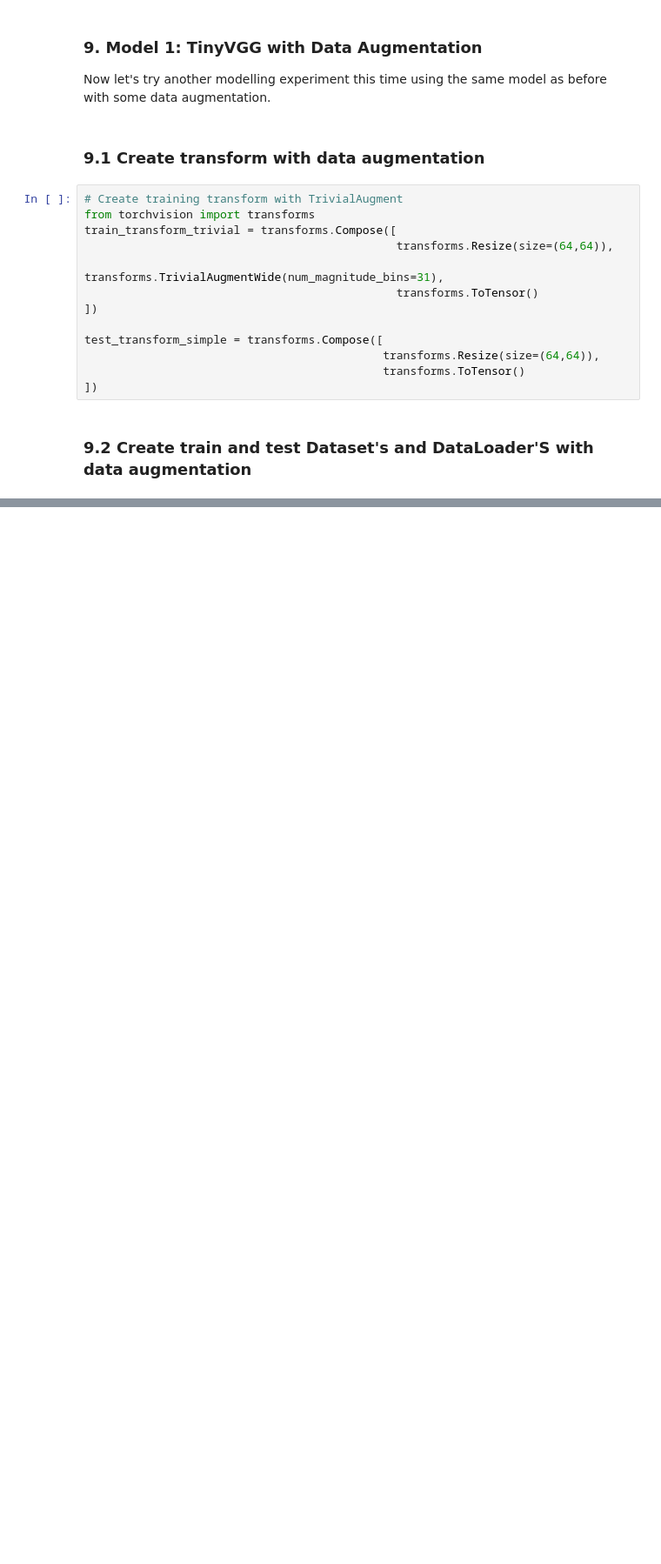
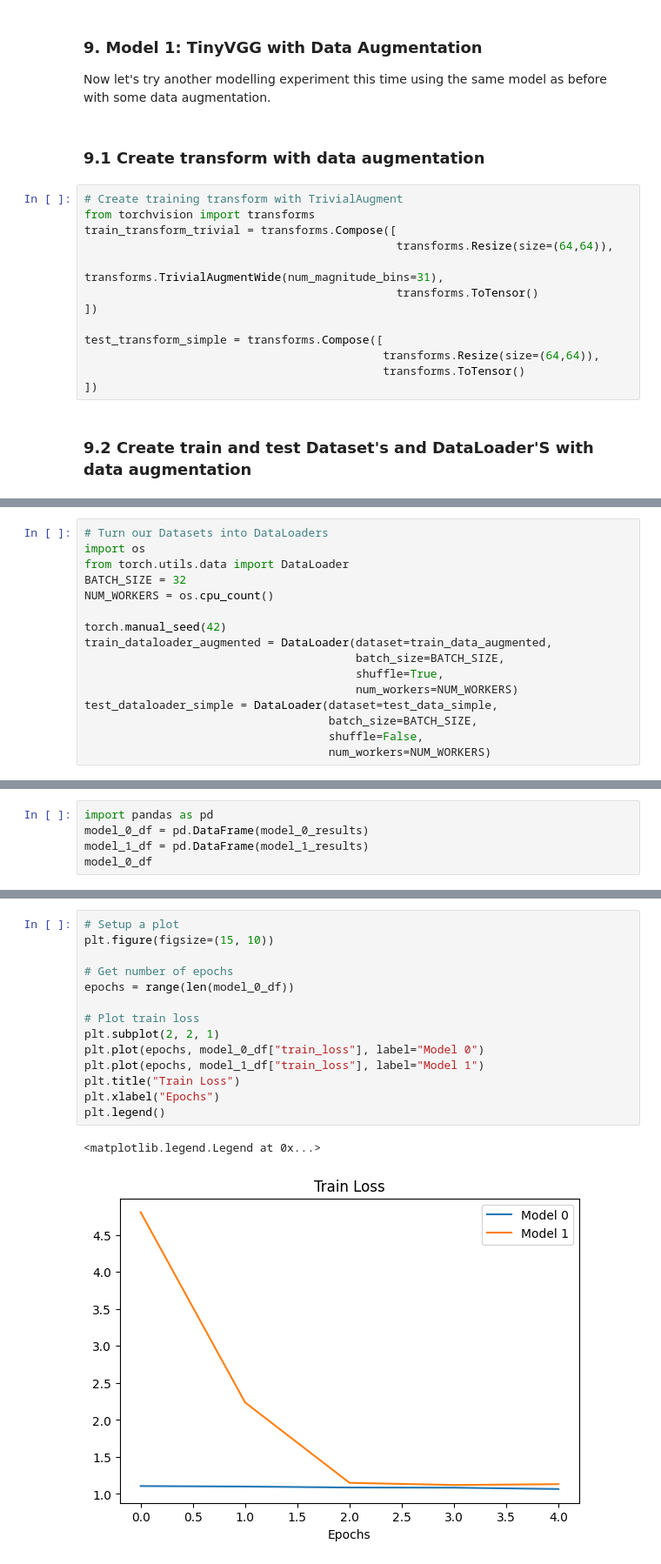
Before and after one commit to beyzoskaya/PyTorch_deepLearning, a Jupyter notebook: 04_pytorch_custom_datasets.ipynb, the cells around one changed output, grey strips where cells are left out. Shown at 87% size. Drawn from its saved outputs; the diff is of its cells as text; blank space fills up the shorter version.

```diff
--- a/04_pytorch_custom_datasets.ipynb
+++ b/04_pytorch_custom_datasets.ipynb
@@ -1176,0 +1205,16 @@ test_transform_simple = transforms.Compose([
+# %%
+# Turn our Datasets into DataLoaders
+import os
+from torch.utils.data import DataLoader
+BATCH_SIZE = 32
+NUM_WORKERS = os.cpu_count()
+
+torch.manual_seed(42)
+train_dataloader_augmented = DataLoader(dataset=train_data_augmented,
+                                        batch_size=BATCH_SIZE,
+                                        shuffle=True,
+                                        num_workers=NUM_WORKERS)
+test_dataloader_simple = DataLoader(dataset=test_data_simple,
+                                    batch_size=BATCH_SIZE,
+                                    shuffle=False,
+                                    num_workers=NUM_WORKERS)
@@ -1176,0 +1348,5 @@ test_transform_simple = transforms.Compose([
+# %%
+import pandas as pd
+model_0_df = pd.DataFrame(model_0_results)
+model_1_df = pd.DataFrame(model_1_results)
+model_0_df
@@ -1176,0 +1379,17 @@ test_transform_simple = transforms.Compose([
+# %%
+# Setup a plot
+plt.figure(figsize=(15, 10))
+
+# Get number of epochs
+epochs = range(len(model_0_df))
+
+# Plot train loss
+plt.subplot(2, 2, 1)
+plt.plot(epochs, model_0_df["train_loss"], label="Model 0")
+plt.plot(epochs, model_1_df["train_loss"], label="Model 1")
+plt.title("Train Loss")
+plt.xlabel("Epochs")
+plt.legend()
+# %% [output]
+<matplotlib.legend.Legend at 0x...>
+[figure, added]
```
Also changed, not shown: parts of 33 cells of this notebook.
